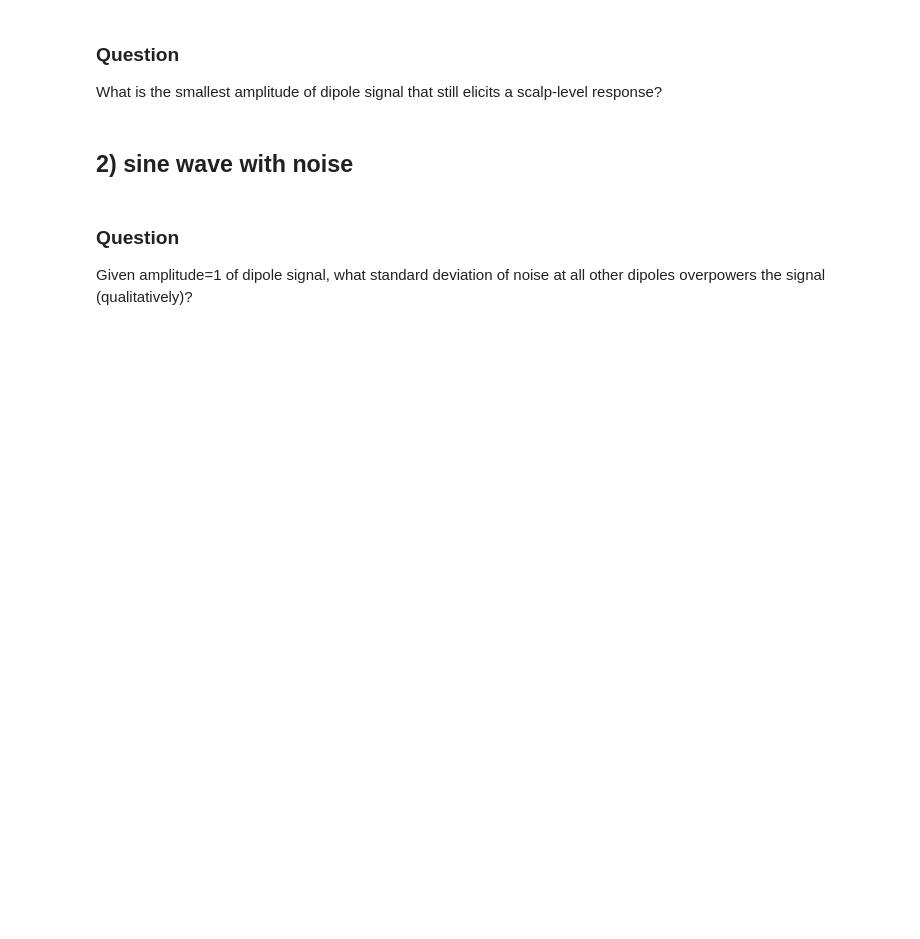
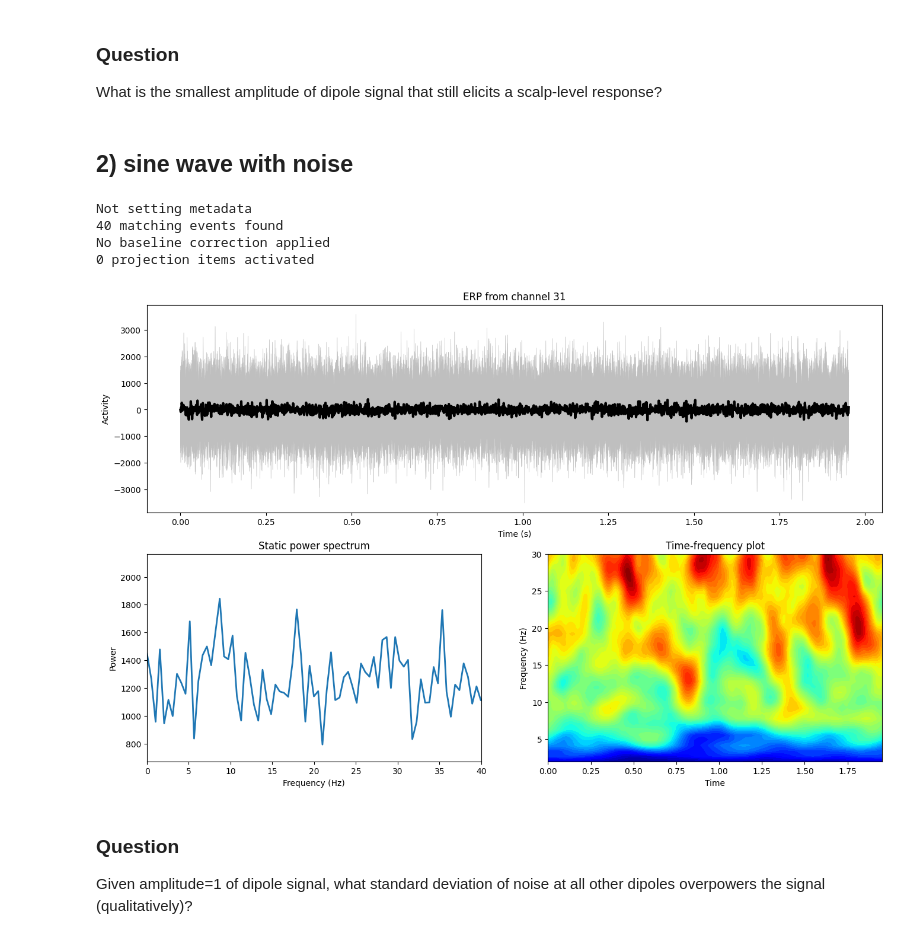
Before and after one commit to shabkr/Neural-Signal-Processing-Analysis, a Jupyter notebook: section_03/NTSA_simEEG_project2.ipynb, the cells around one changed output. Saved outputs shown, nothing was run; the diff lists cells and outputs as text; code cells hidden in the pictures; blank space fills up the shorter version.

```diff
--- a/section_03/NTSA_simEEG_project2.ipynb
+++ b/section_03/NTSA_simEEG_project2.ipynb
@@ -21,6 +19,7 @@ from scipy.io import loadmat
 from scipy.interpolate import interp1d
 from utils import *
 # %%
+rng = np.random.default_rng()
 EEG,lf = read_emptyEEG()
 # %% [output]
 Not setting metadata
@@ -69,7 +132,29 @@ What is the smallest amplitude of dipole signal that still elicits a scalp-level
 # %% [markdown]
 ## 2) sine wave with noise
 # %%
-# TODO
+new_trials = 40
+#dipole amplitude magnitude
+ampl = 1
+noise_sd = 1
+
+#initialize all dipole data
+dipole_data = np.zeros((new_trials,lf["Gain"].shape[2],len(EEG.times)))
+
+#compute all_trials
+# something is behaving differently here and the noise is stronger in python than matlab..
+for i in range(new_trials):
+  dipole_data[i,:,:] = noise_sd*rng.normal(size=(lf["Gain"].shape[2],len(EEG.times)))
+  dipole_data[i,diploc,:] = (ampl)*np.sin(np.multiply(2*np.pi,np.multiply(10,EEG.times)))
+
+#project dipole data to scalp electrodes
+EEG = mne.EpochsArray(info=EEG.info,data=np.matmul(lf["Gain"][:,1,:],dipole_data))
+plot_simEEG_mne(EEG,31,2)
+# %% [output]
+Not setting metadata
+40 matching events found
+No baseline correction applied
+0 projection items activated
+[figure, added]
 # %% [markdown]
 ### Question
 Given amplitude=1 of dipole signal, what standard deviation of noise at all other dipoles overpowers the signal (qualitatively)?
```
Also changed, not shown: parts of 10 cells of this notebook.
